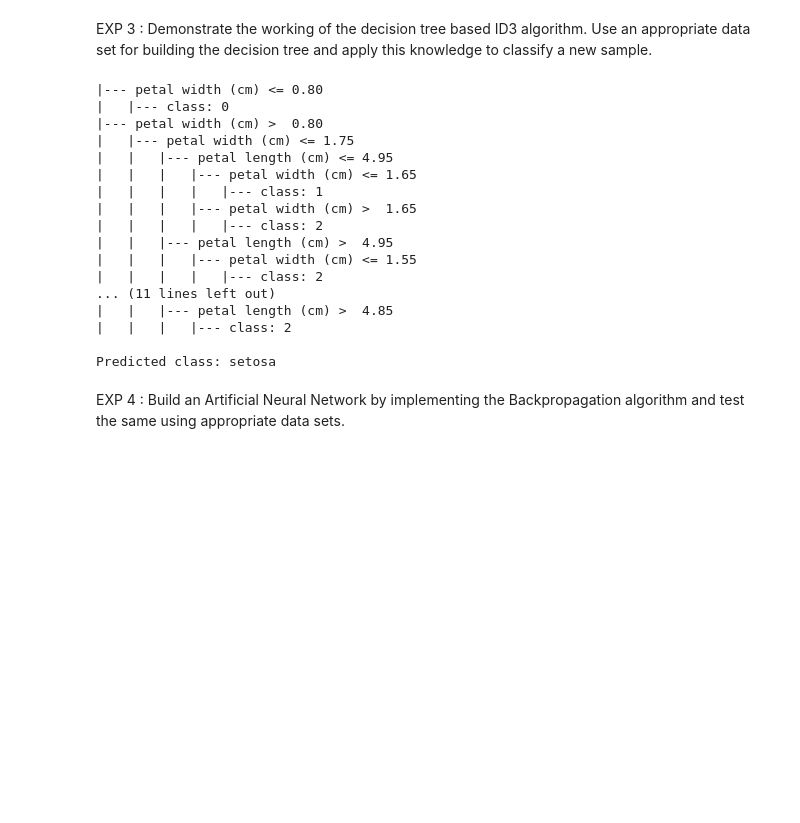
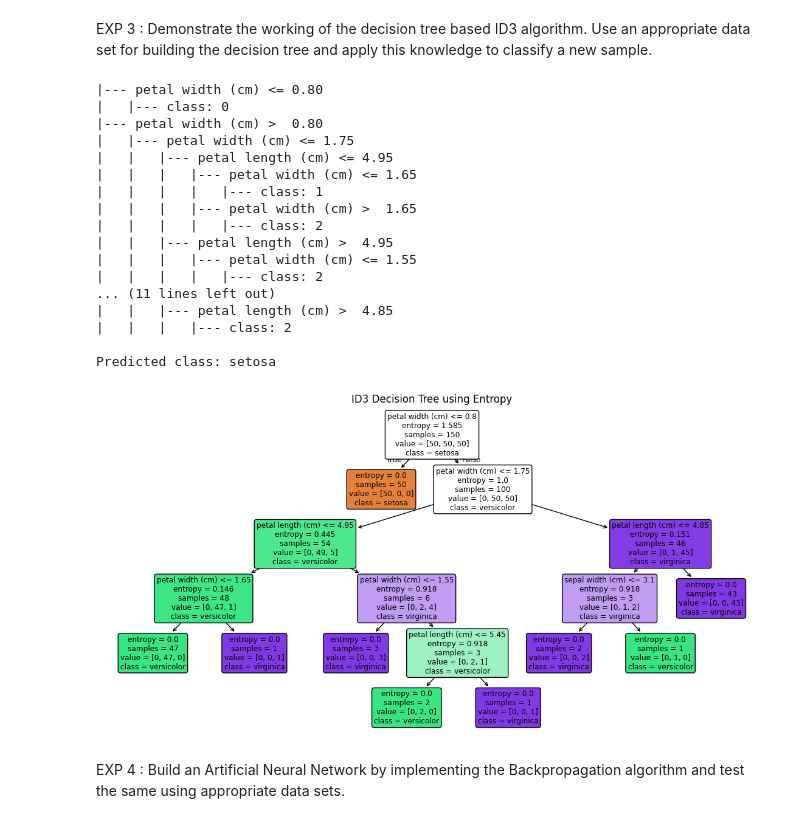
Before and after one commit to thrka33/ITA0604-ML, a Jupyter notebook: ML_lab.ipynb, the cells around one changed output. Saved outputs shown, nothing was run; the diff lists cells and outputs as text; code cells hidden in the pictures; blank space fills up the shorter version.

```diff
--- a/ML_lab.ipynb
+++ b/ML_lab.ipynb
@@ -50,30 +50,43 @@ G boundary: [['Sunny', '?', '?', '?', '?', '?'], ['?', 'Warm', '?', '?', '?', '?
 # %% [markdown]
 EXP 3 : Demonstrate the working of the decision tree based ID3 algorithm. Use an appropriate data set for building the decision tree and apply this knowledge to classify a new sample.
 # %%
+
 from sklearn.datasets import load_iris
-from sklearn.tree import DecisionTreeClassifier, export_text
+from sklearn.tree import DecisionTreeClassifier, export_text, plot_tree
+import matplotlib.pyplot as plt
+
 d = load_iris()
-m = DecisionTreeClassifier(criterion='entropy', random_state=0).fit(d.data, d.target)
+m = DecisionTreeClassifier(criterion='entropy', random_state=0)
+m.fit(d.data, d.target)
+
 print(export_text(m, feature_names=list(d.feature_names)))
-print("Predicted class:", d.target_names[m.predict([[5.1,3.5,1.4,0.2]])[0]])
+print("Predicted class:",
+      d.target_names[m.predict([[5.1, 3.5, 1.4, 0.2]])[0]])
+
+plt.figure(figsize=(14, 7))
+plot_tree(m, feature_names=d.feature_names,
+          class_names=d.target_names, filled=True, rounded=True)
+plt.title("ID3 Decision Tree using Entropy")
+plt.show()
 # %% [output]
 |--- petal width (cm) <= 0.80
 |   |--- class: 0
 |--- petal width (cm) >  0.80
 |   |--- petal width (cm) <= 1.75
 |   |   |--- petal length (cm) <= 4.95
 |   |   |   |--- petal width (cm) <= 1.65
 |   |   |   |   |--- class: 1
 |   |   |   |--- petal width (cm) >  1.65
 |   |   |   |   |--- class: 2
 |   |   |--- petal length (cm) >  4.95
 |   |   |   |--- petal width (cm) <= 1.55
 |   |   |   |   |--- class: 2
 ... (11 lines left out)
 |   |   |--- petal length (cm) >  4.85
 |   |   |   |--- class: 2
 
 Predicted class: setosa
+[figure, added]
 # %% [markdown]
 EXP 4 : Build an Artificial Neural Network by implementing the Backpropagation algorithm and test the same using appropriate data sets.
 # %%
```
Also changed, not shown: parts of 3 cells of this notebook.
